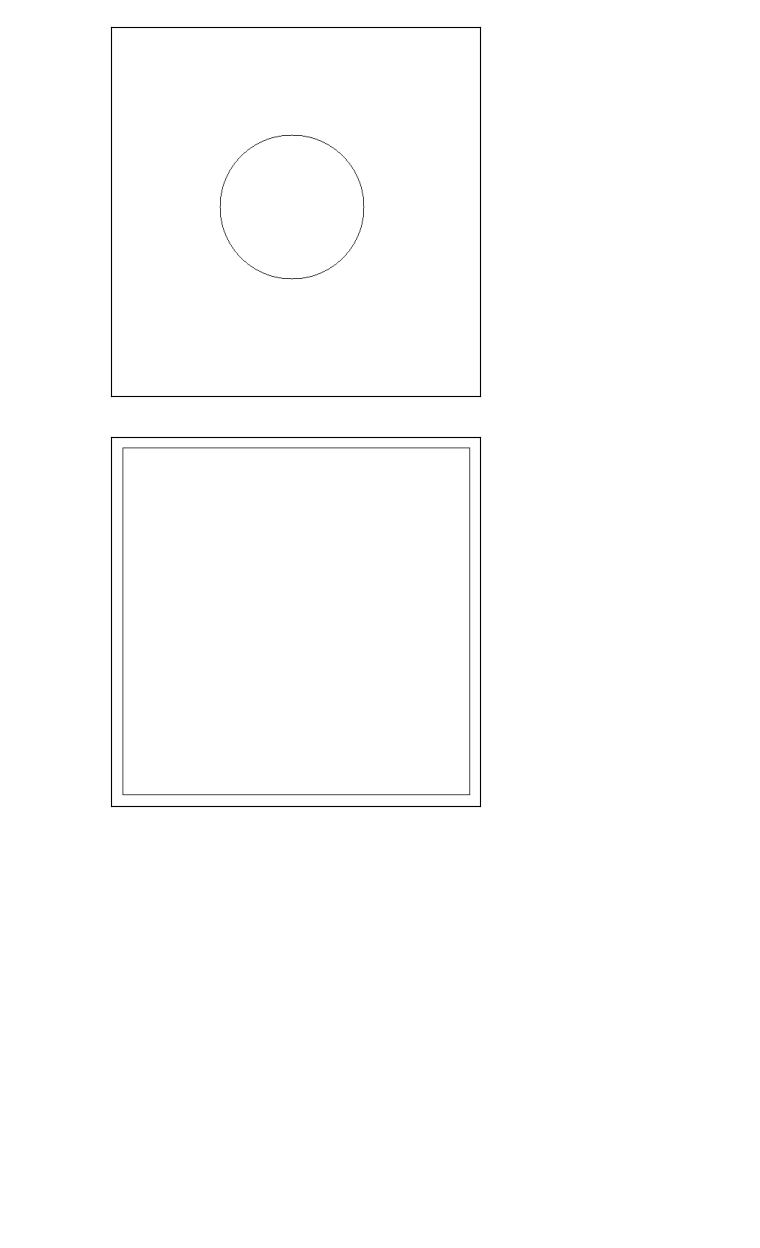
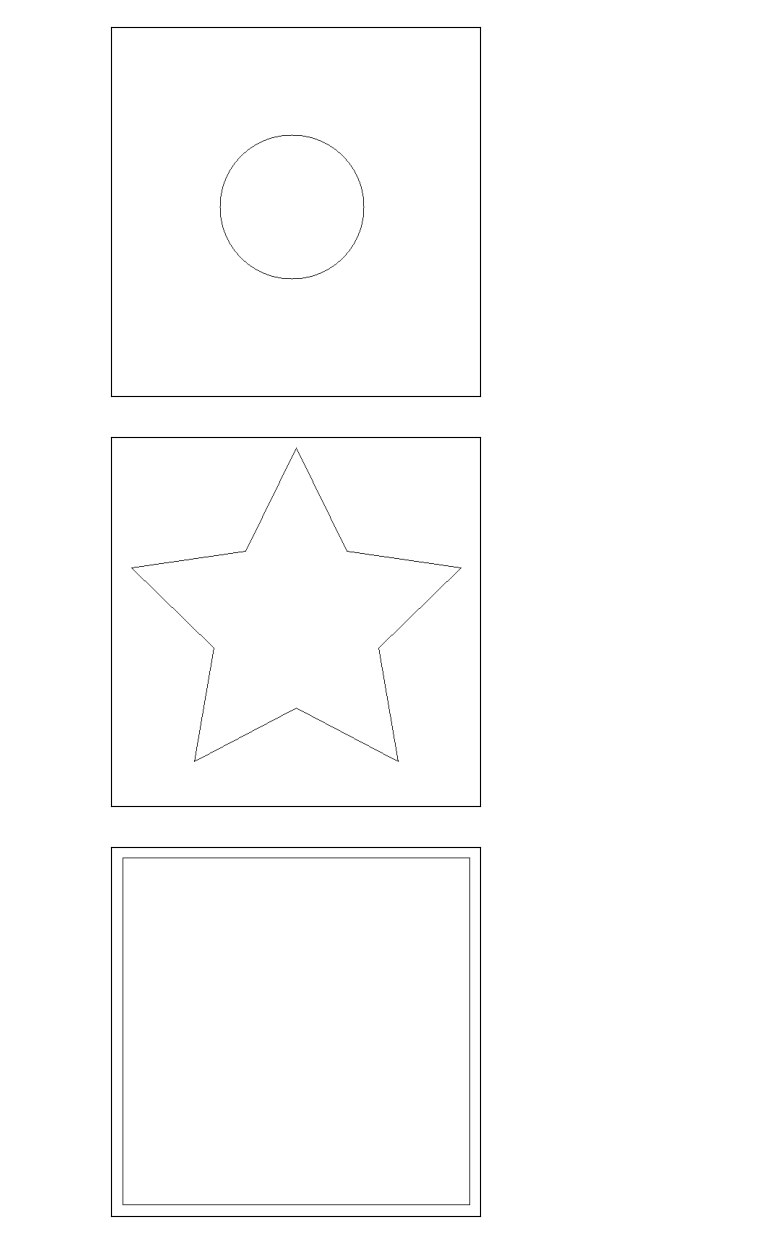
Before and after one commit to Hafiidz/ROS, a Jupyter notebook: codes/coordinate.ipynb, the cells around one changed output. Saved outputs shown, nothing was run; the diff lists cells and outputs as text; code cells hidden in the pictures; blank space fills up the shorter version.

Commit message:
add more variety to shape gen

```diff
--- a/codes/coordinate.ipynb
+++ b/codes/coordinate.ipynb
@@ -98,6 +98,41 @@ cv.circle(img=img_circle, center = (250,250), radius =100, color =(0,0,0), thick
 show_rgb_image(img_circle)
 # %% [output]
 [figure]
+# %%
+from math import pi, cos, sin
+img_star = draw_blank_image(isWhite=True)
+
+# (rcos(2πk/5+π/2),rsin(2πk/5+π/2))∣k=0,...,4
+
+def coord_star(r = 4):
+    multiplier = 2*pi/5
+    shifter = pi/2
+    coord = []
+    # generate the 5*2 coordinates of 5 pointed star
+    for i in range(5):
+        x , y = r*cos(multiplier*i+shifter), r*sin(multiplier*i+shifter)
+        coord.append((x, y))
+        x , y = 2*r*cos(multiplier*i+shifter+2*pi/10), 2*r*sin(multiplier*i+shifter+2*pi/10)
+        coord.append((x, y))
+
+    # duplicate the first element at the end, to ensure close form of shape
+    coord.append(coord[0])
+    # shift to center by the size of image/2
+    center = 256
+    return np.array(coord).astype(int) + center
+
+star = coord_star(120)
+
+# (star[i][0], star[i][1]), (star[i+1][0], star[i+1][1])
+
+for i in range(len(star)-1):
+    img_star = cv.line(img_star, (star[i][0], star[i][1]), (star[i+1][0], star[i+1][1]) , color =(0,0,0), thickness=1)
+
+# img_star = cv.line(img_star, (0,0), (100,100) , color =(255,0,0), thickness=1)
+
+show_rgb_image(img_star)
+# %% [output]
+[figure, added]
 # %%
 distance = 16
 img_rect = draw_blank_image(isWhite=True)
```
Also changed, not shown: parts of 7 cells of this notebook, 7 other files.
